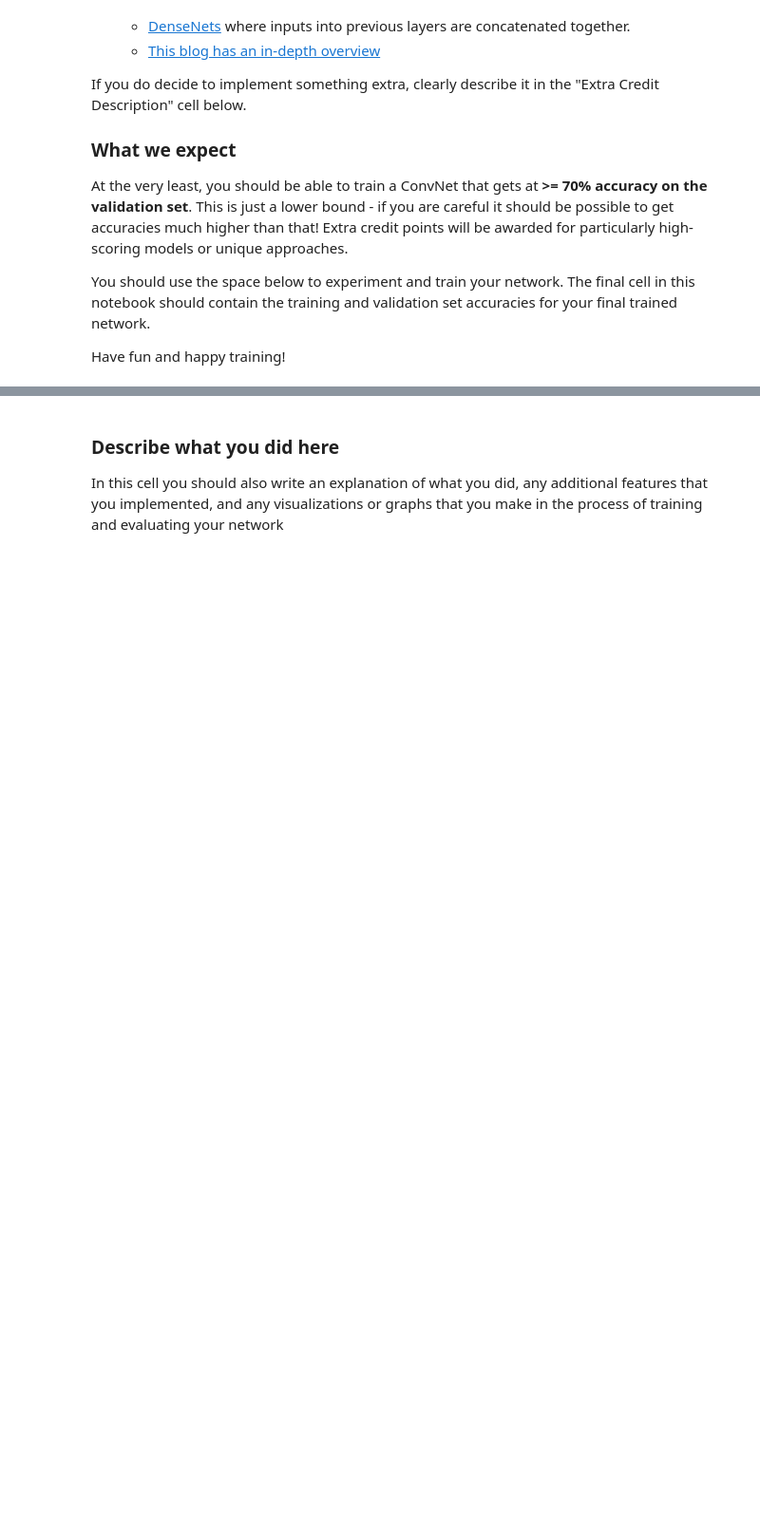
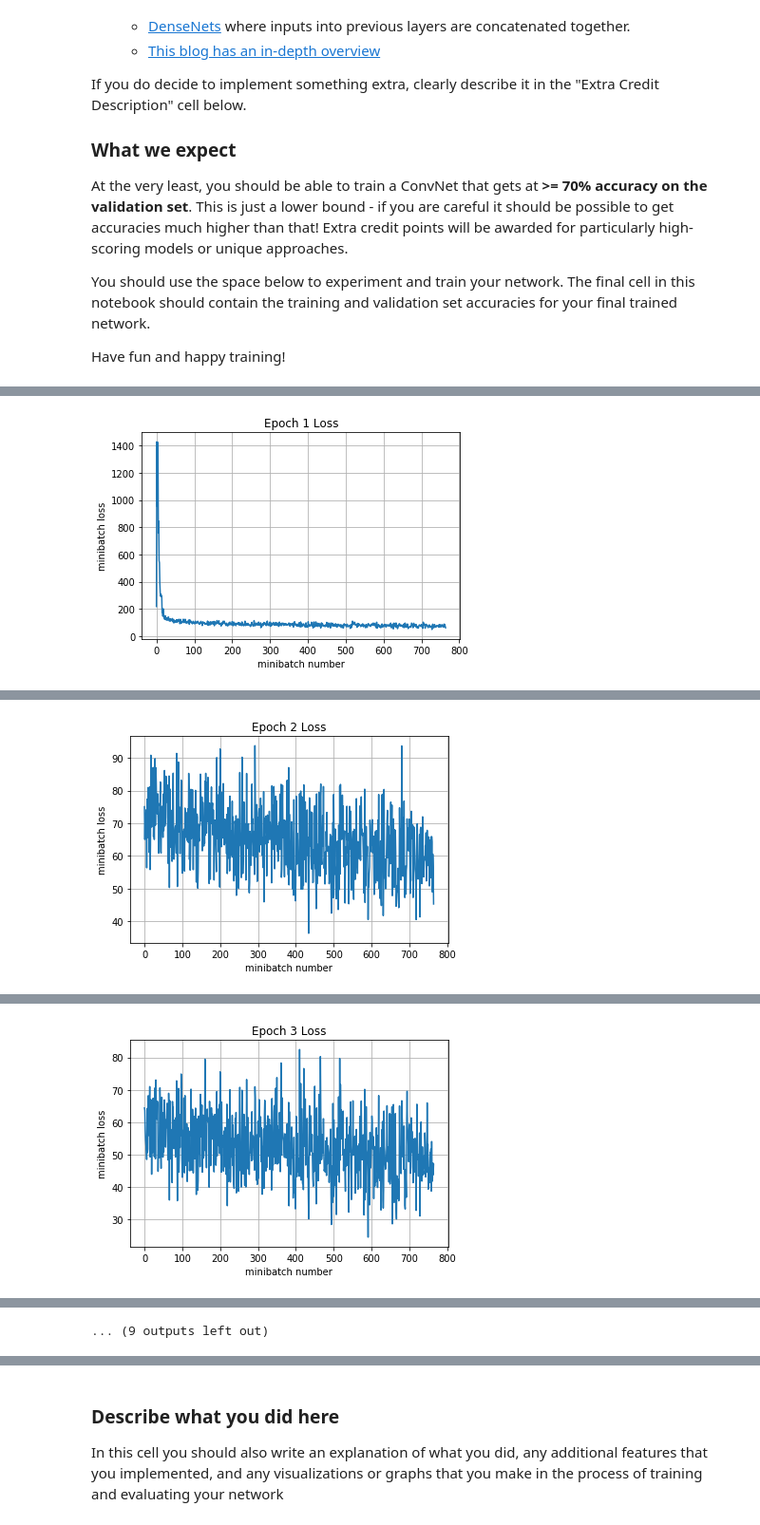
Before and after one commit to Deepanshu2017/deep_learning, a Jupyter notebook: assignment2/TensorFlow.ipynb, the cells around one changed output, grey strips where cells are left out. Shown at 95% size. Cells and saved outputs as stored; diff of their text form; code cells hidden in the pictures; blank space fills up the shorter version.

```diff
--- a/assignment2/TensorFlow.ipynb
+++ b/assignment2/TensorFlow.ipynb
@@ -238,10 +309,26 @@ tf.reset_default_graph()
 X = tf.placeholder(tf.float32, [None, 32, 32, 3])
 y = tf.placeholder(tf.int64, [None])
 is_training = tf.placeholder(tf.bool)
+W1conv = tf.get_variable("Wconv1", shape=[7, 7, 3, 32])
+bconv1 = tf.get_variable("bconv1", shape=[32])
+
+W1 = tf.get_variable("W1", shape=[5408, 1024])
+b1 = tf.get_variable("b1", shape=[1024])
+
+W2 = tf.get_variable("W2", shape=[1024, 10])
+b2 = tf.get_variable("b2", shape=[10])
 
 # define model
-def complex_model(X,y,is_training):
-    pass
+def complex_model(X, y, is_training):
+    c1 = tf.nn.conv2d(X, W1conv, strides=[1, 1, 1, 1], padding="VALID") + bconv1
+    c1_relu = tf.nn.relu(c1)
+    bn = tf.layers.batch_normalization(c1_relu, axis=1, training=is_training)
+    bn_pool = tf.nn.pool(bn, window_shape=[2, 2], pooling_type="MAX", padding="VALID", strides=[2, 2])
+    bn_pool_flatten = tf.reshape(bn_pool, [-1, 5408])
+    affine_1 = tf.matmul(bn_pool_flatten, W1) + b1
+    affine_1_relu = tf.nn.relu(affine_1)
+    out = tf.matmul(affine_1_relu, W2) + b2
+    return out
 
 y_out = complex_model(X,y,is_training)
 # %% [markdown]
@@ -306,8 +400,8 @@ First, set up an **RMSprop optimizer** (using a 1e-3 learning rate) and a **cros
 #    mean_loss: a TensorFlow variable (scalar) with numerical loss
 #    optimizer: a TensorFlow optimizer
 # This should be ~3 lines of code!
-mean_loss = None
-optimizer = None
+mean_loss = tf.reduce_mean(tf.nn.softmax_cross_entropy_with_logits(labels=tf.one_hot(y, 10), logits=y_out))
+optimizer = tf.train.RMSPropOptimizer(learning_rate = 1e-3)
 pass
 # %%
 # batch normalization in tensorflow requires this extra dependency
@@ -405,10 +531,12 @@ with tf.control_dependencies(extra_update_ops):
 # This default code creates a session
 # and trains your model for 10 epochs
 # then prints the validation set accuracy
+# sess = tf.Session(config=tf.ConfigProto(gpu_options=gpu_options))
 sess = tf.Session()
-
-sess.run(tf.global_variables_initializer())
-print('Training')
-run_model(sess,y_out,mean_loss,X_train,y_train,10,64,100,train_step,True)
-print('Validation')
-run_model(sess,y_out,mean_loss,X_val,y_val,1,64)
+with tf.device("/gpu:0"):
+    sess.run(tf.global_variables_initializer())
+    print('Training')
+    run_model(sess,y_out,mean_loss,X_train,y_train,10,64,100,train_step,True)
+    print('Validation')
+    run_model(sess,y_out,mean_loss,X_val,y_val,1,64)
+# %% [output]
@@ -414,0 +553 @@ run_model(sess,y_out,mean_loss,X_val,y_val,1,64)
+[figure, added]
@@ -414,0 +563 @@ run_model(sess,y_out,mean_loss,X_val,y_val,1,64)
+[figure, added]
@@ -414,0 +572 @@ run_model(sess,y_out,mean_loss,X_val,y_val,1,64)
+[figure, added]
@@ -414,0 +602 @@ run_model(sess,y_out,mean_loss,X_val,y_val,1,64)
+... (9 outputs left out)
```
Also changed, not shown: parts of 13 cells of this notebook, 15 other files.
